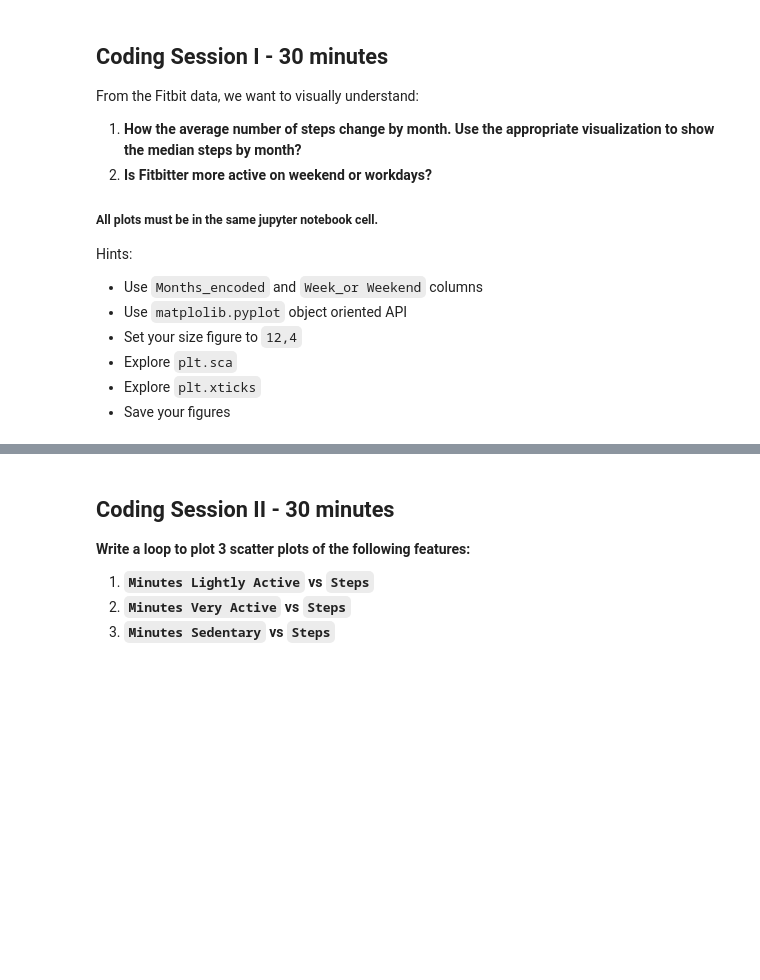
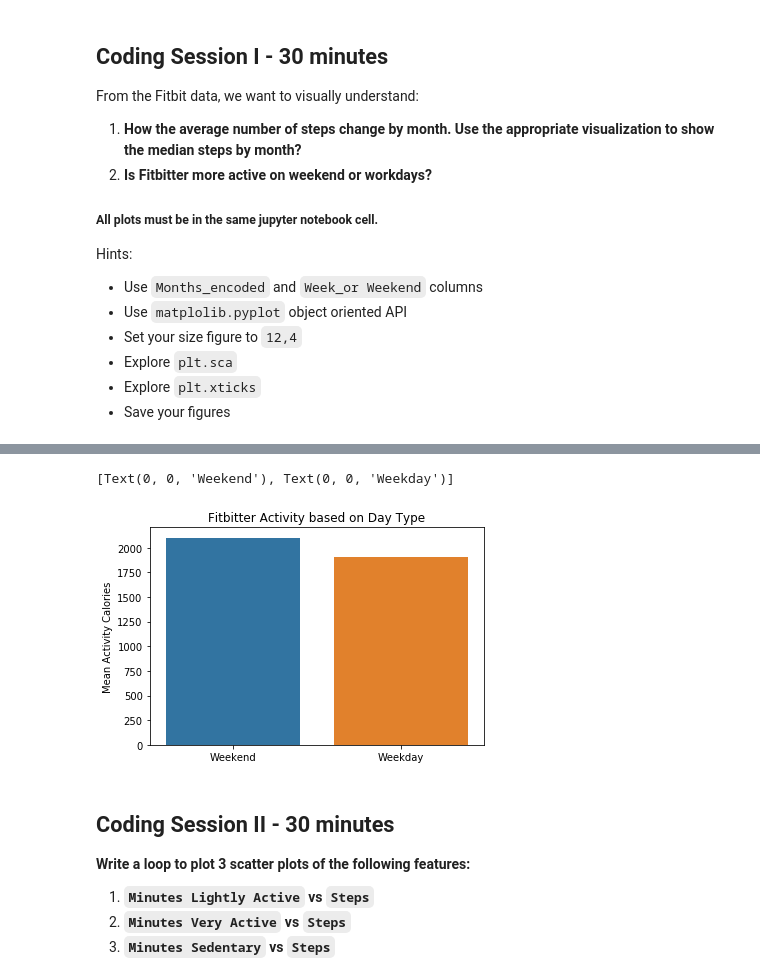
Before and after one commit to marisfont/madrid-oct-2018, a Jupyter notebook: module-2/lab-matplotlib-seaborn/your-code/challenge-2.ipynb, the cells around one changed output, grey strips where cells are left out. Drawn from its saved outputs; the diff is of its cells as text; code cells hidden in the pictures; blank space fills up the shorter version.

```diff
--- a/module-2/lab-matplotlib-seaborn/your-code/challenge-2.ipynb
+++ b/module-2/lab-matplotlib-seaborn/your-code/challenge-2.ipynb
@@ -67,3 +88,14 @@ Hints:
+# %%
+x = fitbit['Work_or_Weekend'].unique()
+y = fitbit['Activity Calories'].groupby(fitbit.Work_or_Weekend).mean()
+sns.barplot(x, y)
+ax=plt.gca()
+ax.set_ylabel("Mean Activity Calories")
+ax.set_title('Fitbitter Activity based on Day Type')
+ax.set_xticklabels(['Weekend','Weekday'])
+# %% [output]
+[Text(0, 0, 'Weekend'), Text(0, 0, 'Weekday')]
+[figure, added]
 # %% [markdown]
 ## Coding Session II - 30 minutes
 
```
Also changed, not shown: parts of 3 cells of this notebook.
